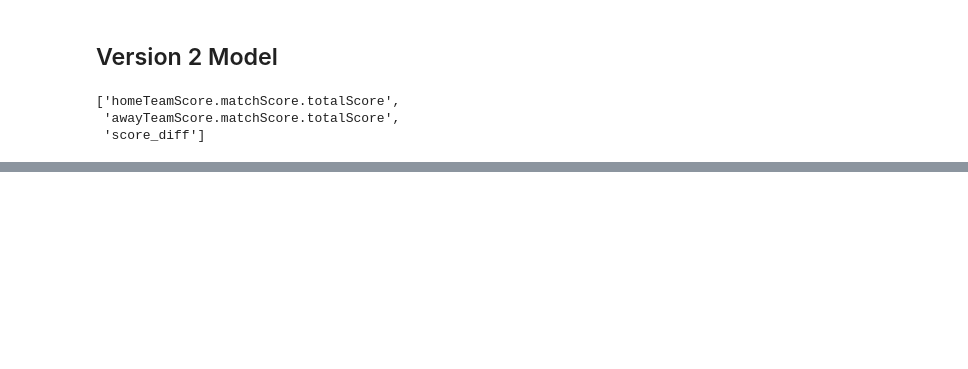
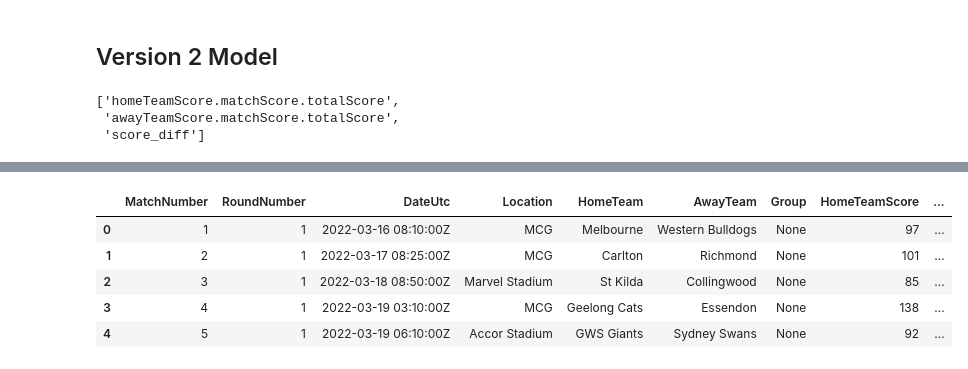
Before and after one commit to whitesgsw/afl_prediction_model, a Jupyter notebook: v2/model.ipynb, the cells around one changed output, grey strips where cells are left out. Drawn from its saved outputs; the diff is of its cells as text; code cells hidden in the pictures; blank space fills up the shorter version.

```diff
--- a/v2/model.ipynb
+++ b/v2/model.ipynb
@@ -223,0 +349,9 @@ backtest_data.head()
+# %%
+fixtures2022.head()
+# %% [output]
+|  | MatchNumber | RoundNumber | DateUtc | Location | HomeTeam | AwayTeam | Group | HomeTeamScore | ... |
+| 0 | 1 | 1 | 2022-03-16 08:10:00Z | MCG | Melbourne | Western Bulldogs | None | 97 | ... |
+| 1 | 2 | 1 | 2022-03-17 08:25:00Z | MCG | Carlton | Richmond | None | 101 | ... |
+| 2 | 3 | 1 | 2022-03-18 08:50:00Z | Marvel Stadium | St Kilda | Collingwood | None | 85 | ... |
+| 3 | 4 | 1 | 2022-03-19 03:10:00Z | MCG | Geelong Cats | Essendon | None | 138 | ... |
+| 4 | 5 | 1 | 2022-03-19 06:10:00Z | Accor Stadium | GWS Giants | Sydney Swans | None | 92 | ... |
```
Also changed, not shown: parts of 8 cells of this notebook, 30 other files.
